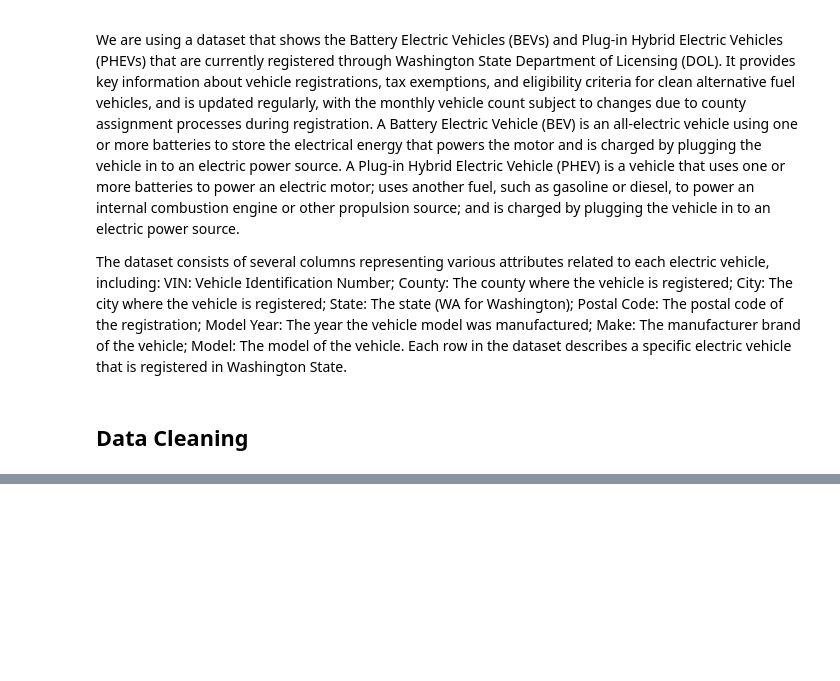
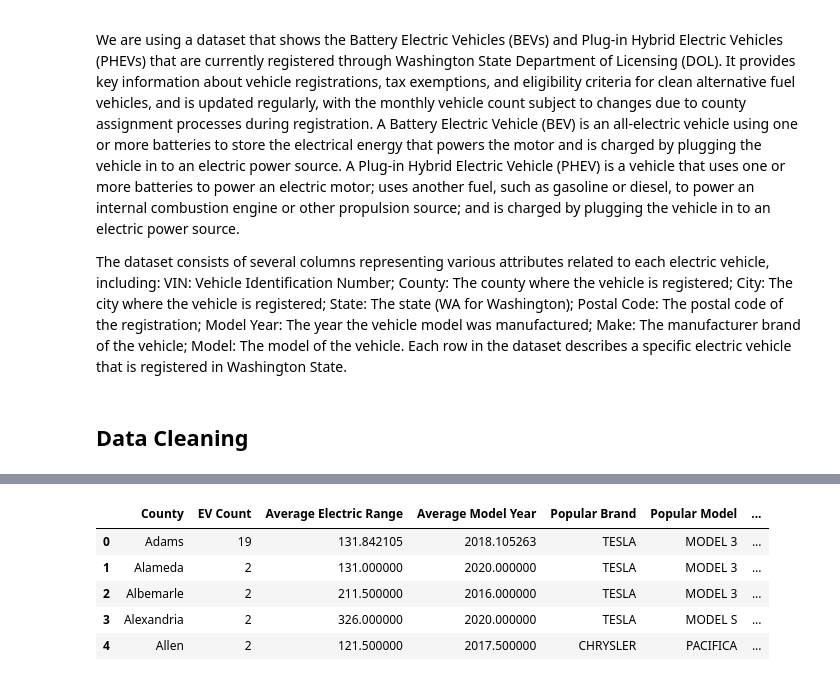
Before and after one commit to vivianzhou1288/info2950-final, a Jupyter notebook: Phase4.ipynb, the cells around one changed output, grey strips where cells are left out. Cells and saved outputs as stored; diff of their text form; code cells hidden in the pictures; blank space fills up the shorter version.

```diff
--- a/Phase4.ipynb
+++ b/Phase4.ipynb
@@ -24,0 +37,22 @@ The dataset consists of several columns representing various attributes related
+# %%
+aggregated_df = duckdb.sql("""
+    SELECT County, COUNT(*) As "EV Count",
+    AVG("Electric Range") AS "Average Electric Range",
+    AVG("Model Year") AS "Average Model Year",
+    MODE("Make") AS "Popular Brand",
+    MODE("Model") AS "Popular Model",
+    MODE("Electric Vehicle Type") AS "Popular EV Type",
+    AVG("income_2023") AS "Average Income",
+    AVG("population_2023") AS "Population",
+    FROM df
+    GROUP BY County
+    ORDER BY County ASC
+""").df()
+aggregated_df.head()
+# %% [output]
+|  | County | EV Count | Average Electric Range | Average Model Year | Popular Brand | Popular Model | ... |
+| 0 | Adams | 19 | 131.842105 | 2018.105263 | TESLA | MODEL 3 | ... |
+| 1 | Alameda | 2 | 131.000000 | 2020.000000 | TESLA | MODEL 3 | ... |
+| 2 | Albemarle | 2 | 211.500000 | 2016.000000 | TESLA | MODEL 3 | ... |
+| 3 | Alexandria | 2 | 326.000000 | 2020.000000 | TESLA | MODEL S | ... |
+| 4 | Allen | 2 | 121.500000 | 2017.500000 | CHRYSLER | PACIFICA | ... |
```
Also changed, not shown: parts of 5 cells of this notebook.
